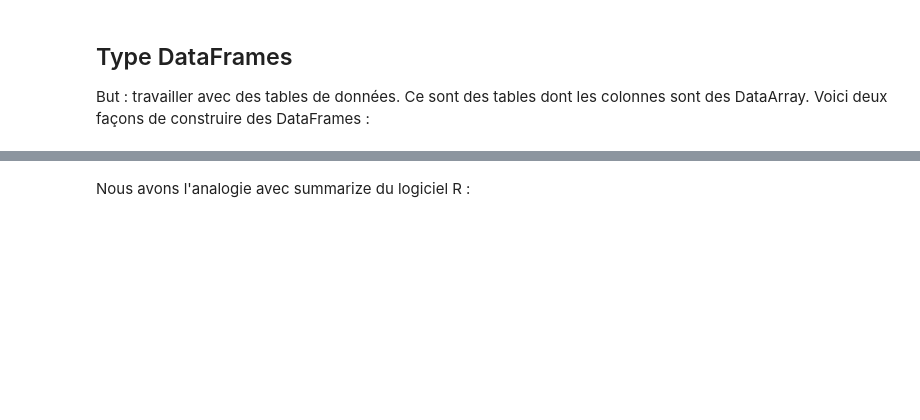
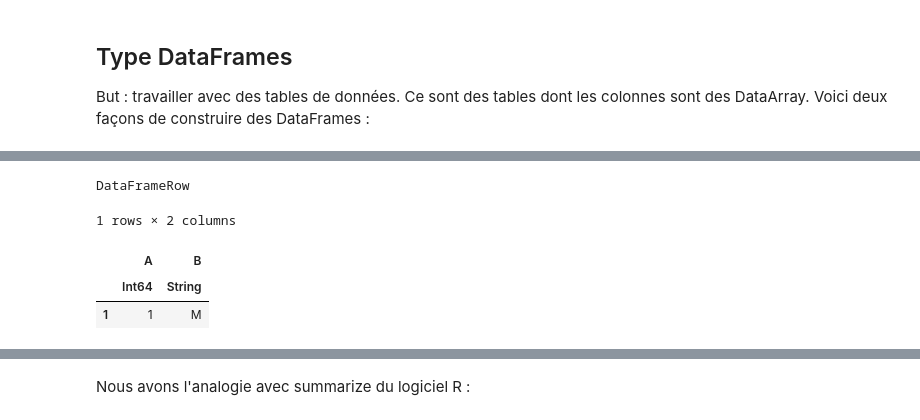
Before and after one commit to clopeau/Julia_Introduction, a Jupyter notebook: 5 - Quelques packages utiles.ipynb, the cells around one changed output, grey strips where cells are left out. Cells and saved outputs as stored; diff of their text form; code cells hidden in the pictures; blank space fills up the shorter version.

```diff
--- a/5 - Quelques packages utiles.ipynb
+++ b/5 - Quelques packages utiles.ipynb
@@ -197,3 +124,9 @@ ncols = size(df, 2) # nombre de colonne
 # %%
-head(df)#Voir le début du tableau
+first(df)#Voir le début du tableau
+# %% [output]
+DataFrameRow
+1 rows × 2 columns
+|  | A | B |
+|  | Int64 | String |
+| 1 | 1 | M |
 # %%
```
Also changed, not shown: parts of 45 cells of this notebook, 4 other files.
